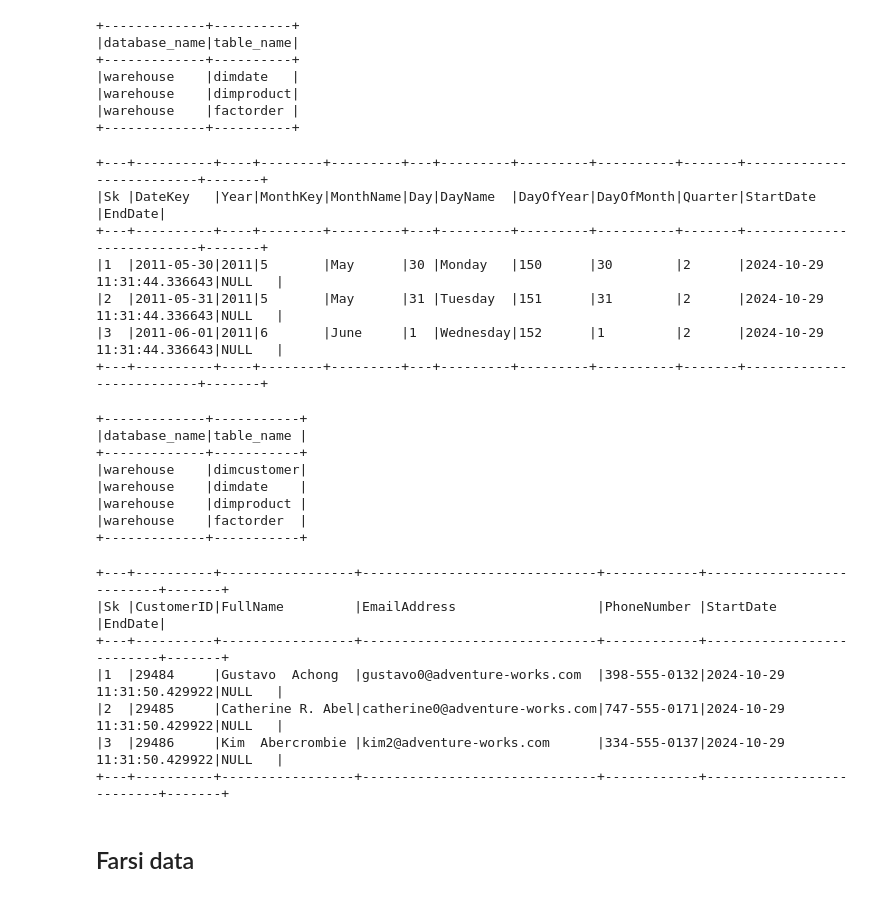
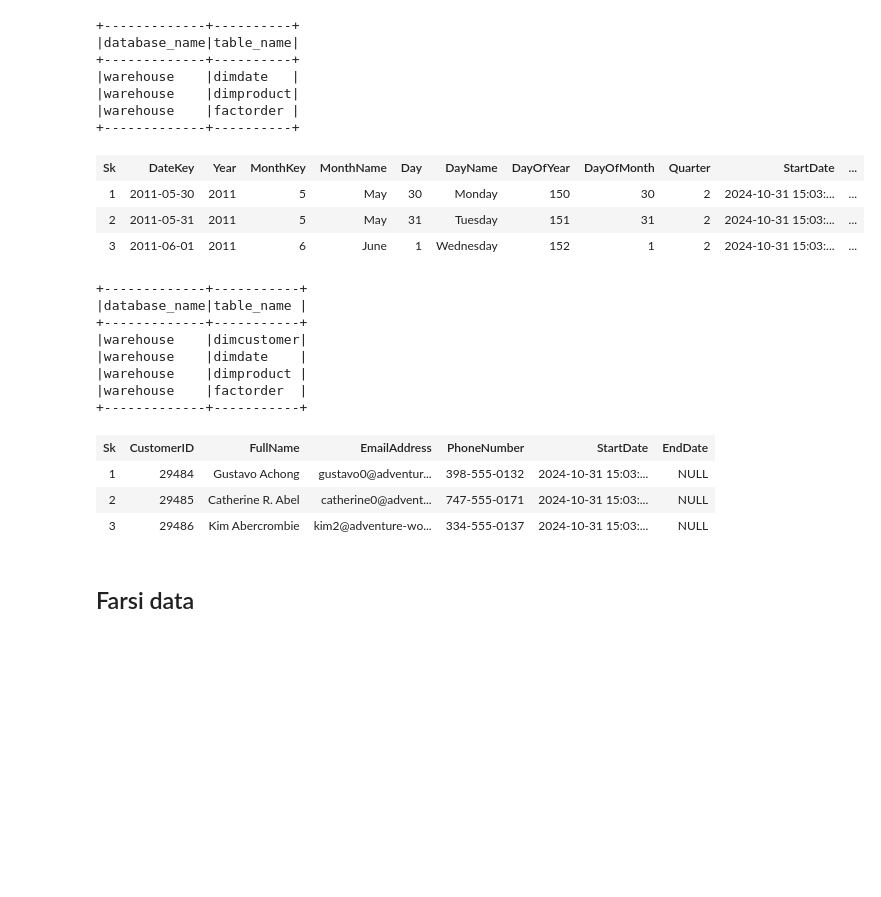
Before and after one commit to hamodirtyeza97/deltastudio, a Jupyter notebook: scripts/01.ipynb, the cells around one changed output. Cells and saved outputs as stored; diff of their text form; code cells hidden in the pictures; blank space fills up the shorter version.

```diff
--- a/scripts/01.ipynb
+++ b/scripts/01.ipynb
@@ -1373,24 +1321,21 @@ spark.sql('SELECT namespace as database_name, tableName as table_name FROM {df}'
 # %%
 sql = '''
 INSERT INTO Warehouse.DimDate
 SELECT
     ROW_NUMBER() OVER(ORDER BY NULL) + (SELECT COALESCE(MAX(Sk), 0) FROM Warehouse.DimDate) AS Sk,
     *,
     CURRENT_TIMESTAMP() AS StartDate,
     NULL as EndDate
 FROM {df}
 '''
 
 spark.sql(sql, df = data)
-spark.sql('SELECT * FROM Warehouse.DimDate LIMIT 3').show(truncate=False)
+spark.sql('SELECT * FROM Warehouse.DimDate LIMIT 3')
 # %% [output]
-+---+----------+----+--------+---------+---+---------+---------+----------+-------+--------------------------+-------+
-|Sk |DateKey   |Year|MonthKey|MonthName|Day|DayName  |DayOfYear|DayOfMonth|Quarter|StartDate                 |EndDate|
-+---+----------+----+--------+---------+---+---------+---------+----------+-------+--------------------------+-------+
-|1  |2011-05-30|2011|5       |May      |30 |Monday   |150      |30        |2      |2024-10-29 11:31:44.336643|NULL   |
-|2  |2011-05-31|2011|5       |May      |31 |Tuesday  |151      |31        |2      |2024-10-29 11:31:44.336643|NULL   |
-|3  |2011-06-01|2011|6       |June     |1  |Wednesday|152      |1         |2      |2024-10-29 11:31:44.336643|NULL   |
-+---+----------+----+--------+---------+---+---------+---------+----------+-------+--------------------------+-------+
+| Sk | DateKey | Year | MonthKey | MonthName | Day | DayName | DayOfYear | DayOfMonth | Quarter | StartDate | ... |
+| 1 | 2011-05-30 | 2011 | 5 | May | 30 | Monday | 150 | 30 | 2 | 2024-10-31 15:03:... | ... |
+| 2 | 2011-05-31 | 2011 | 5 | May | 31 | Tuesday | 151 | 31 | 2 | 2024-10-31 15:03:... | ... |
+| 3 | 2011-06-01 | 2011 | 6 | June | 1 | Wednesday | 152 | 1 | 2 | 2024-10-31 15:03:... | ... |
 # %%
 # create dimension customer
 
@@ -1448,15 +1393,12 @@ FROM {df}
 '''
 
 spark.sql(sql, df = data)
-spark.sql('SELECT * FROM Warehouse.DimCustomer LIMIT 3').show(truncate=False)
+spark.sql('SELECT * FROM Warehouse.DimCustomer LIMIT 3')
 # %% [output]
-+---+----------+-----------------+------------------------------+------------+--------------------------+-------+
-|Sk |CustomerID|FullName         |EmailAddress                  |PhoneNumber |StartDate                 |EndDate|
-+---+----------+-----------------+------------------------------+------------+--------------------------+-------+
-|1  |29484     |Gustavo  Achong  |gustavo0@adventure-works.com  |398-555-0132|2024-10-29 11:31:50.429922|NULL   |
-|2  |29485     |Catherine R. Abel|catherine0@adventure-works.com|747-555-0171|2024-10-29 11:31:50.429922|NULL   |
-|3  |29486     |Kim  Abercrombie |kim2@adventure-works.com      |334-555-0137|2024-10-29 11:31:50.429922|NULL   |
-+---+----------+-----------------+------------------------------+------------+--------------------------+-------+
+| Sk | CustomerID | FullName | EmailAddress | PhoneNumber | StartDate | EndDate |
+| 1 | 29484 | Gustavo Achong | gustavo0@adventur... | 398-555-0132 | 2024-10-31 15:03:... | NULL |
+| 2 | 29485 | Catherine R. Abel | catherine0@advent... | 747-555-0171 | 2024-10-31 15:03:... | NULL |
+| 3 | 29486 | Kim Abercrombie | kim2@adventure-wo... | 334-555-0137 | 2024-10-31 15:03:... | NULL |
 # %% [markdown]
 ## Farsi data
 # %%
```
Also changed, not shown: parts of 20 cells of this notebook, 2 other files.
